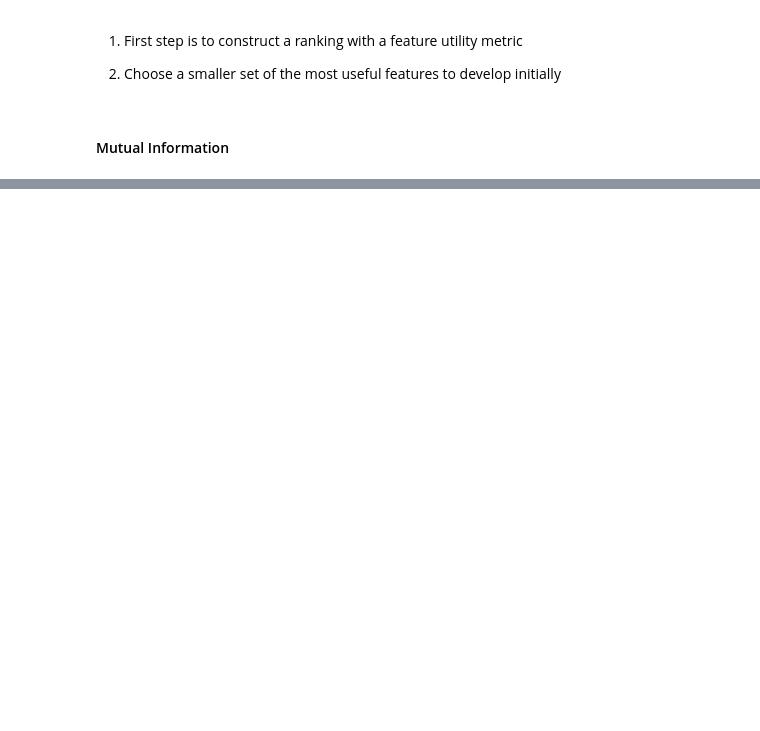
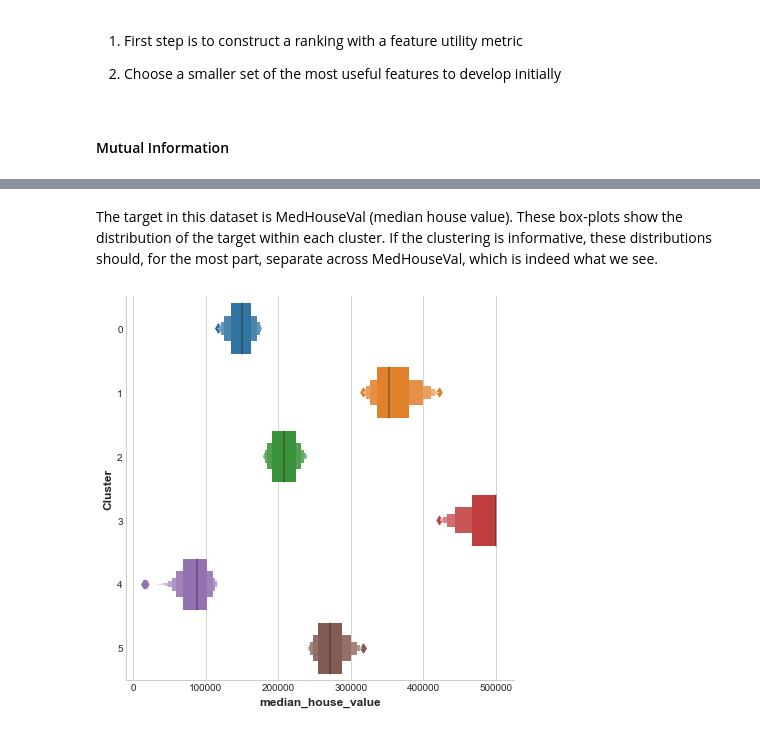
Before and after one commit to gian793/ML, a Jupyter notebook: Notes_FeatureEngineering.ipynb, the cells around one changed output, grey strips where cells are left out. Saved outputs shown, nothing was run; the diff lists cells and outputs as text; code cells hidden in the pictures; blank space fills up the shorter version.

```diff
--- a/Notes_FeatureEngineering.ipynb
+++ b/Notes_FeatureEngineering.ipynb
@@ -80,0 +254,21 @@ sns.lmplot(x="horsepower", y="price", hue="fuel_type", data=df);
+# %% [markdown]
+The target in this dataset is MedHouseVal (median house value). These box-plots show the distribution of the target within each cluster. If the clustering is informative, these distributions should, for the most part, separate across MedHouseVal, which is indeed what we see.
+# %%
+import matplotlib.pyplot as plt
+import seaborn as sns
+
+plt.style.use("seaborn-whitegrid")
+plt.rc("figure", autolayout=True)
+plt.rc(
+    "axes",
+    labelweight="bold",
+    labelsize="large",
+    titleweight="bold",
+    titlesize=14,
+    titlepad=10,
+)
+
+X["median_house_value"] = df["median_house_value"]
+sns.catplot(x="median_house_value", y="Cluster", data=X, kind="boxen", height=6);
+# %% [output]
+[figure, added]
```
Also changed, not shown: parts of 23 cells of this notebook, 2 other files.
